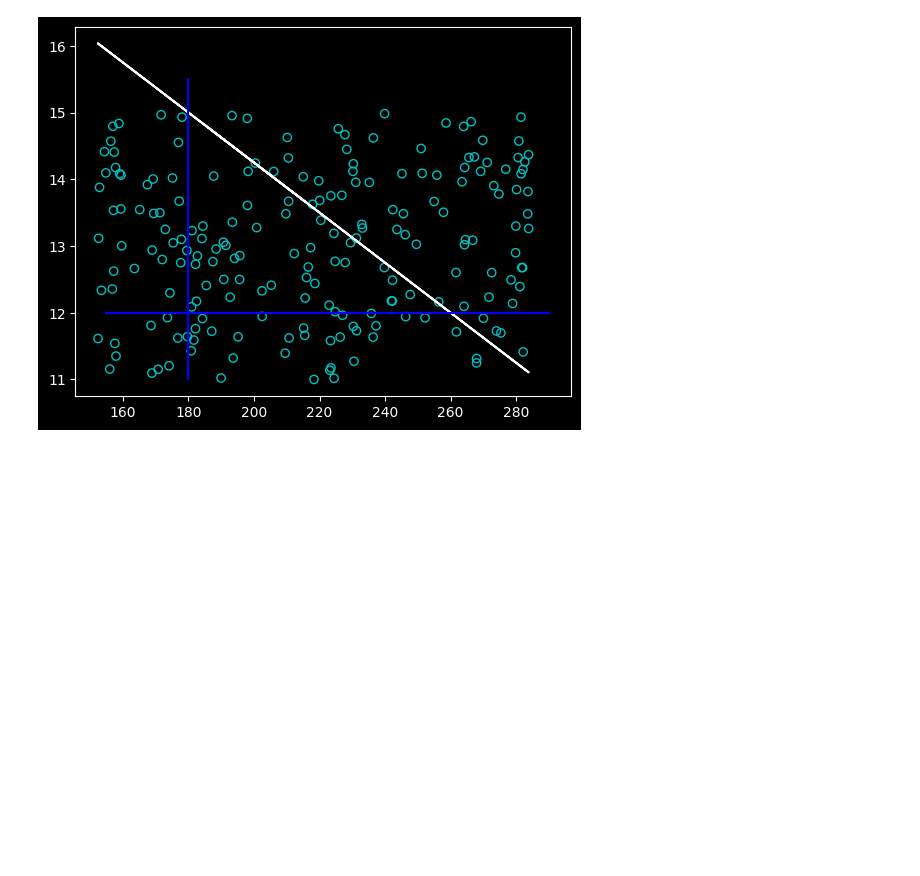
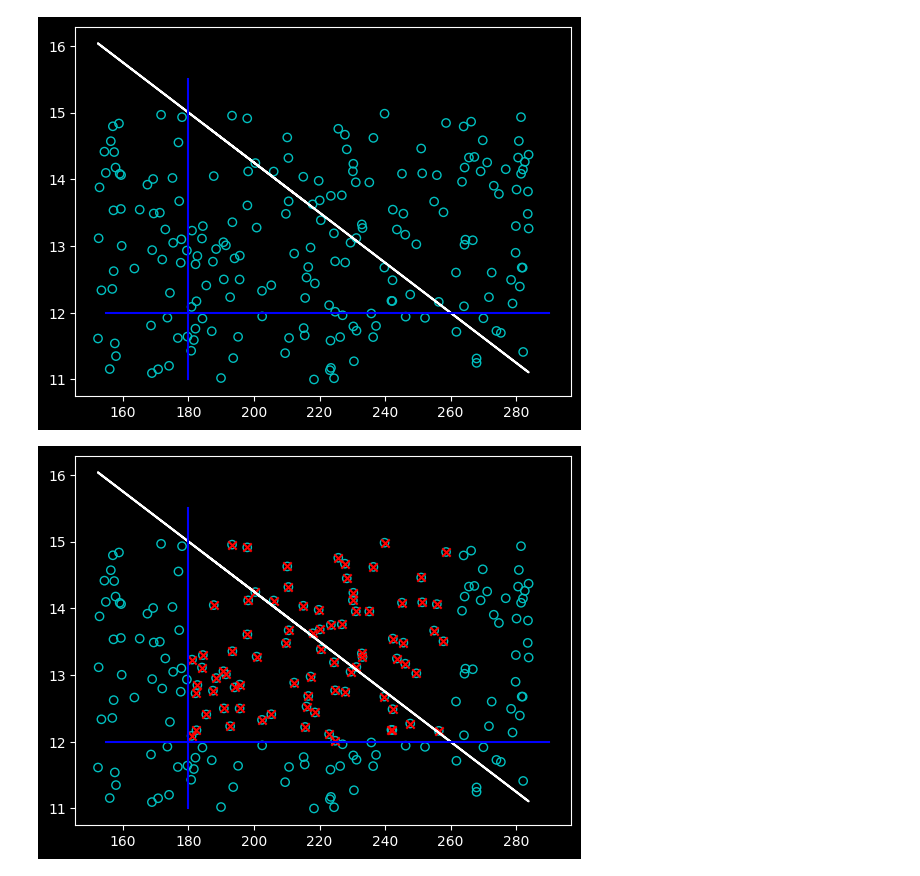
Before and after one commit to f2rra/learning-ml, a Jupyter notebook: advanced.ipynb, the cells around one changed output. Drawn from its saved outputs; the diff is of its cells as text; code cells hidden in the pictures; blank space fills up the shorter version.

Commit message:
adding plot before y matter

```diff
--- a/advanced.ipynb
+++ b/advanced.ipynb
@@ -234,3 +234,18 @@ plt.plot(np.array([155,290]),np.zeros(2)+12,c='blue')
 plt.show()
 # %% [output]
 [figure]
+# %%
+cond1_1 = temp>=180
+cond1_2 = temp<=260
+cond2_1 = dur>=12
+cond_by = cond1_1*cond1_2*cond2_1
+# %%
+plt.scatter(temp,dur,marker='o',facecolor='None',edgecolor='c',lw=1)
+plt.scatter(temp[cond_by],dur[cond_by],marker='x',c='r')
+
+plt.plot(temp,y,c='white')
+plt.plot(np.zeros(2)+180,np.array([11,15.5]),c='blue')
+plt.plot(np.array([155,290]),np.zeros(2)+12,c='blue')
+plt.show()
+# %% [output]
+[figure, added]
```
